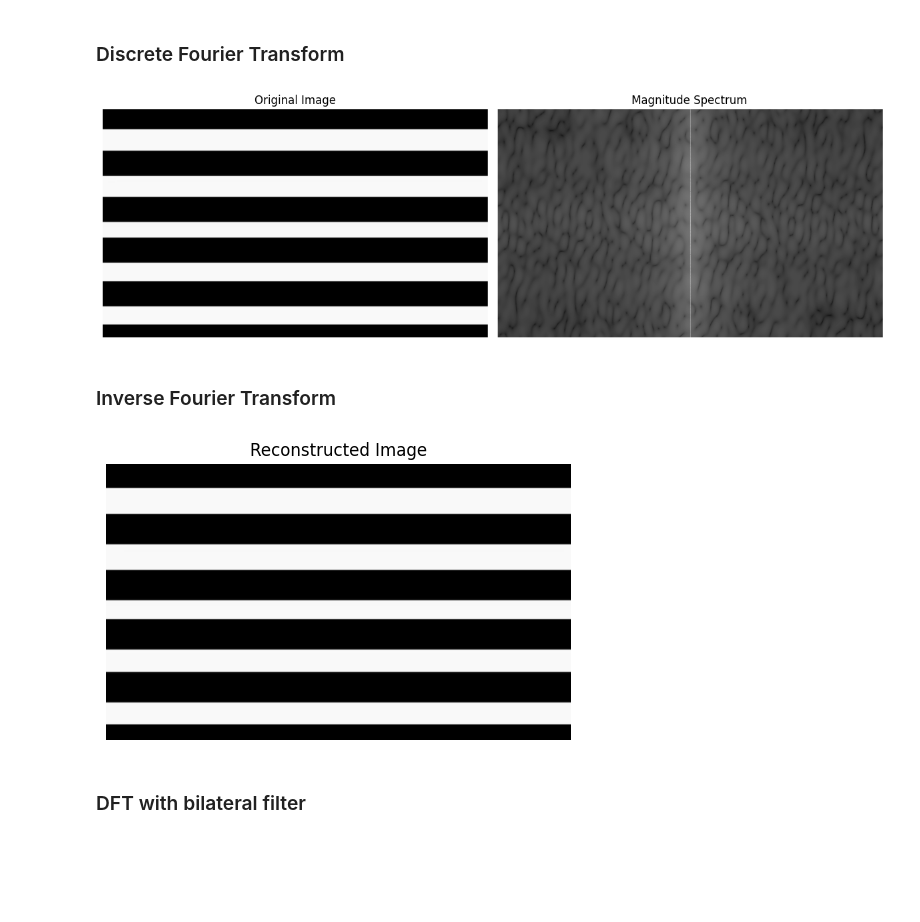
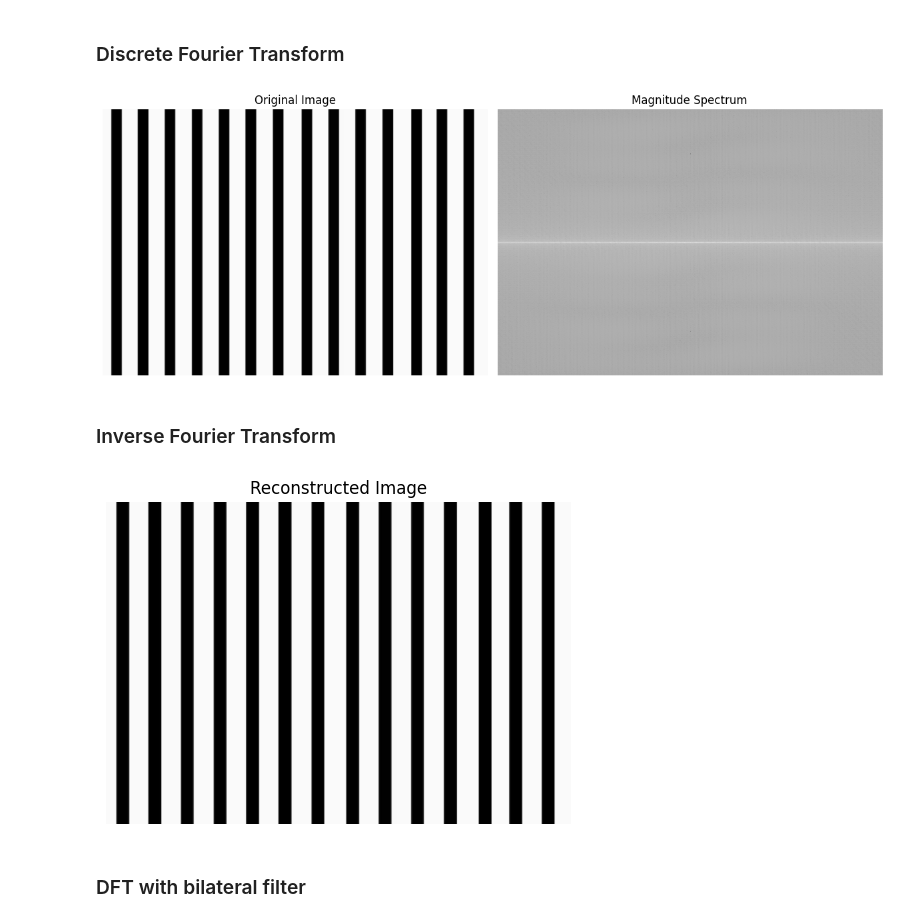
Before and after one commit to MDSALMANSHAMS/Learning, a Jupyter notebook: Python_imageProcessing/4_Fourier_Transform/main.ipynb, the cells around one changed output. Drawn from its saved outputs; the diff is of its cells as text; code cells hidden in the pictures; blank space fills up the shorter version.

```diff
--- a/Python_imageProcessing/4_Fourier_Transform/main.ipynb
+++ b/Python_imageProcessing/4_Fourier_Transform/main.ipynb
@@ -8,36 +8,36 @@ F:\My_projects\Learning\Python_imageProcessing
 import cv2
 import numpy as np
 import matplotlib.pyplot as plt
 
 # Load the image
-image = cv2.imread('b2.png', cv2.IMREAD_GRAYSCALE)
+image = cv2.imread('b1.png', cv2.IMREAD_GRAYSCALE)
 
 # Perform the Fourier Transform
 f_transform = np.fft.fft2(image) # FFT = Fast Fourier Transform
 
 # Shift the zero frequency component (DC component) to the center
 f_transform_shifted = np.fft.fftshift(f_transform)
 
 # Compute the magnitude spectrum
-magnitude_spectrum = 20 * np.log(np.abs(f_transform_shifted))
+magnitude_spectrum =  np.log(np.abs(f_transform_shifted))
 
 # Display the original image and its magnitude spectrum
 plt.figure(figsize=(12, 6))
 
 plt.subplot(1, 2, 1)
 plt.imshow(image, cmap='gray')
 plt.title('Original Image')
 plt.axis('off')
 
 plt.subplot(1, 2, 2)
 plt.imshow(magnitude_spectrum, cmap='gray')
 plt.title('Magnitude Spectrum')
 plt.axis('off')
 
 plt.tight_layout()
 plt.show()
 # %% [output]
-[figure, old version]
+[figure, new version]
 # %%
 # high freq.
 # %% [markdown]
@@ -59,7 +59,7 @@ plt.title('Reconstructed Image')
 plt.axis('off')
 plt.show()
 # %% [output]
-[figure, old version]
+[figure, new version]
 # %% [markdown]
 ### DFT with bilateral filter
 # %%
```
Also changed, not shown: parts of 2 cells of this notebook, 1 other file.
